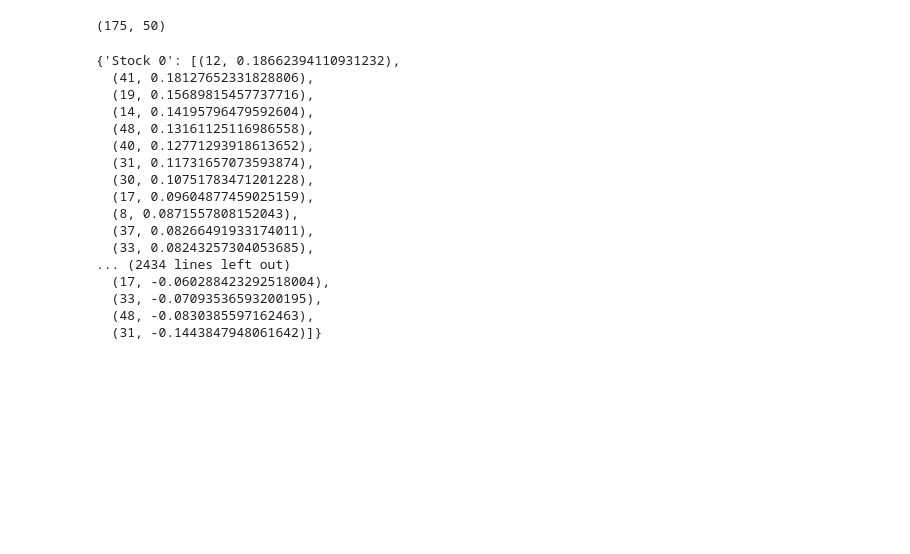
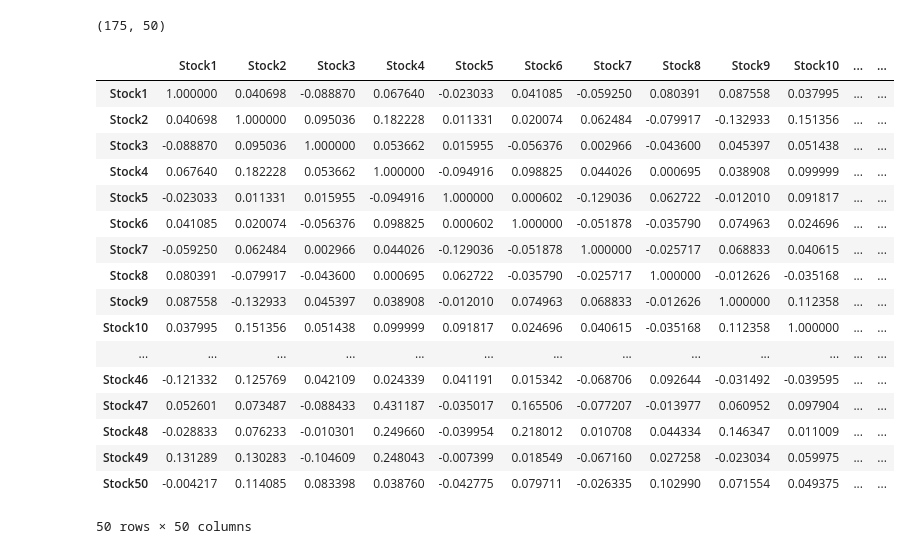
Before and after one commit to Jackil0216/Algothon-deeptrade-mf, a Jupyter notebook: Correlation.ipynb, the cells around one changed output. Saved outputs shown, nothing was run; the diff lists cells and outputs as text; code cells hidden in the pictures; blank space fills up the shorter version.

```diff
--- a/Correlation.ipynb
+++ b/Correlation.ipynb
@@ -39,13 +39,38 @@ for i in range(len(prices_ret_sign)):
 # %%
 # Correlation matrix
 prices_ret = pd.DataFrame(prices_ret).T
-corr_matrix = prices_ret.corr()
+prices_ret.columns = ["Stock" + str(i) for i in range(1, 50+1)]
+corr_matrix_price = prices_ret.corr()
+
 
 prices_ret_log = pd.DataFrame(prices_ret_log).T
+prices_ret_log.columns = ["Stock" + str(i) for i in range(1, 50+1)]
 corr_matrix_log = prices_ret_log.corr()
 
 prices_ret_sign = pd.DataFrame(prices_ret_sign).T
+prices_ret_sign.columns = ["Stock" + str(i) for i in range(1, 50+1)]
 corr_matrix_sign = prices_ret_sign.corr()
+# %%
+corr_matrix_log
+# %% [output]
+|  | Stock1 | Stock2 | Stock3 | Stock4 | Stock5 | Stock6 | Stock7 | Stock8 | Stock9 | Stock10 | ... | ... |
+| Stock1 | 1.000000 | 0.040698 | -0.088870 | 0.067640 | -0.023033 | 0.041085 | -0.059250 | 0.080391 | 0.087558 | 0.037995 | ... | ... |
+| Stock2 | 0.040698 | 1.000000 | 0.095036 | 0.182228 | 0.011331 | 0.020074 | 0.062484 | -0.079917 | -0.132933 | 0.151356 | ... | ... |
+| Stock3 | -0.088870 | 0.095036 | 1.000000 | 0.053662 | 0.015955 | -0.056376 | 0.002966 | -0.043600 | 0.045397 | 0.051438 | ... | ... |
+| Stock4 | 0.067640 | 0.182228 | 0.053662 | 1.000000 | -0.094916 | 0.098825 | 0.044026 | 0.000695 | 0.038908 | 0.099999 | ... | ... |
+| Stock5 | -0.023033 | 0.011331 | 0.015955 | -0.094916 | 1.000000 | 0.000602 | -0.129036 | 0.062722 | -0.012010 | 0.091817 | ... | ... |
+| Stock6 | 0.041085 | 0.020074 | -0.056376 | 0.098825 | 0.000602 | 1.000000 | -0.051878 | -0.035790 | 0.074963 | 0.024696 | ... | ... |
+| Stock7 | -0.059250 | 0.062484 | 0.002966 | 0.044026 | -0.129036 | -0.051878 | 1.000000 | -0.025717 | 0.068833 | 0.040615 | ... | ... |
+| Stock8 | 0.080391 | -0.079917 | -0.043600 | 0.000695 | 0.062722 | -0.035790 | -0.025717 | 1.000000 | -0.012626 | -0.035168 | ... | ... |
+| Stock9 | 0.087558 | -0.132933 | 0.045397 | 0.038908 | -0.012010 | 0.074963 | 0.068833 | -0.012626 | 1.000000 | 0.112358 | ... | ... |
+| Stock10 | 0.037995 | 0.151356 | 0.051438 | 0.099999 | 0.091817 | 0.024696 | 0.040615 | -0.035168 | 0.112358 | 1.000000 | ... | ... |
+| ... | ... | ... | ... | ... | ... | ... | ... | ... | ... | ... | ... | ... |
+| Stock46 | -0.121332 | 0.125769 | 0.042109 | 0.024339 | 0.041191 | 0.015342 | -0.068706 | 0.092644 | -0.031492 | -0.039595 | ... | ... |
+| Stock47 | 0.052601 | 0.073487 | -0.088433 | 0.431187 | -0.035017 | 0.165506 | -0.077207 | -0.013977 | 0.060952 | 0.097904 | ... | ... |
+| Stock48 | -0.028833 | 0.076233 | -0.010301 | 0.249660 | -0.039954 | 0.218012 | 0.010708 | 0.044334 | 0.146347 | 0.011009 | ... | ... |
+| Stock49 | 0.131289 | 0.130283 | -0.104609 | 0.248043 | -0.007399 | 0.018549 | -0.067160 | 0.027258 | -0.023034 | 0.059975 | ... | ... |
+| Stock50 | -0.004217 | 0.114085 | 0.083398 | 0.038760 | -0.042775 | 0.079711 | -0.026335 | 0.102990 | 0.071554 | 0.049375 | ... | ... |
+50 rows × 50 columns
 # %%
 # Convert correlation matrix into sorted dictionary
 
@@ -74,20 +88,0 @@ for i in range(corr_matrix.shape[0]):
-# %%
-ret_corr_dict
-# %% [output]
-{'Stock 0': [(12, 0.18662394110931232),
-  (41, 0.18127652331828806),
-  (19, 0.15689815457737716),
-  (14, 0.14195796479592604),
-  (48, 0.13161125116986558),
-  (40, 0.12771293918613652),
-  (31, 0.11731657073593874),
-  (30, 0.10751783471201228),
-  (17, 0.09604877459025159),
-  (8, 0.0871557808152043),
-  (37, 0.08266491933174011),
-  (33, 0.08243257304053685),
-... (2434 lines left out)
-  (17, -0.060288423292518004),
-  (33, -0.07093536593200195),
-  (48, -0.0830385597162463),
-  (31, -0.1443847948061642)]}
```
Also changed, not shown: parts of 13 cells of this notebook.
